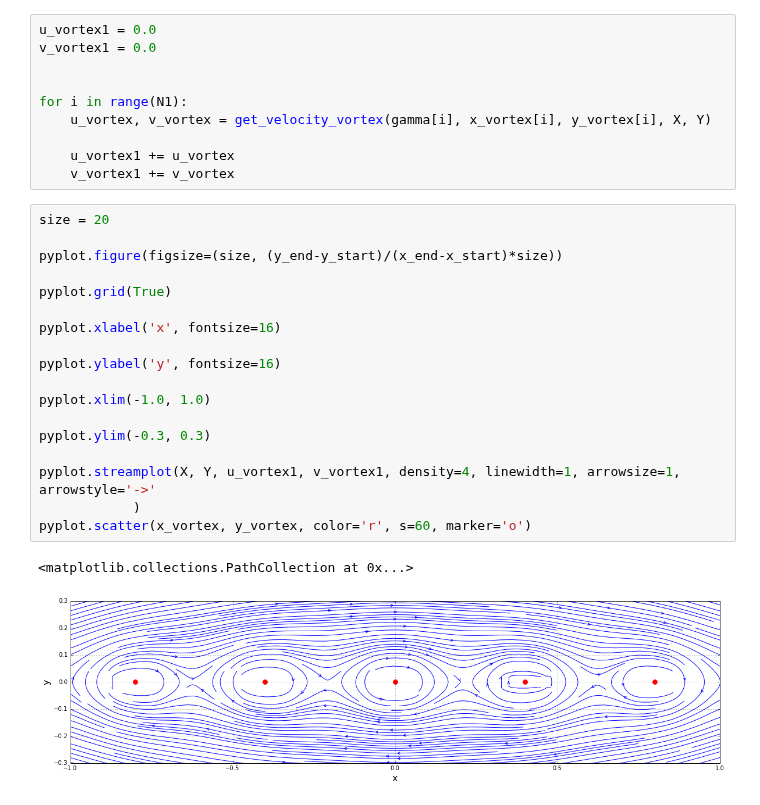
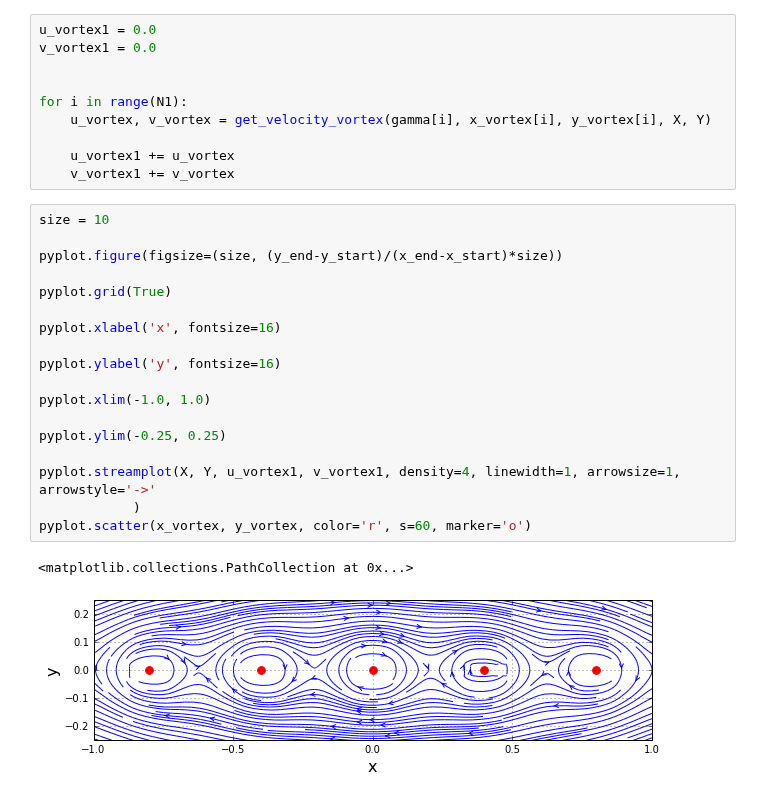
Before and after one commit to liu19941121/mae6226-work, a Jupyter notebook: lesson5-work.ipynb, the cells around one changed output. Cells and saved outputs as stored; diff of their text form.

```diff
--- a/lesson5-work.ipynb
+++ b/lesson5-work.ipynb
@@ -54,23 +54,23 @@ for i in range(N1):
     u_vortex1 += u_vortex
     v_vortex1 += v_vortex
 # %%
-size = 20
+size = 10
 
 pyplot.figure(figsize=(size, (y_end-y_start)/(x_end-x_start)*size))
 
 pyplot.grid(True)
 
 pyplot.xlabel('x', fontsize=16)
 
 pyplot.ylabel('y', fontsize=16)
 
 pyplot.xlim(-1.0, 1.0)
 
-pyplot.ylim(-0.3, 0.3)
+pyplot.ylim(-0.25, 0.25)
 
 pyplot.streamplot(X, Y, u_vortex1, v_vortex1, density=4, linewidth=1, arrowsize=1, arrowstyle='->'
             )
 pyplot.scatter(x_vortex, y_vortex, color='r', s=60, marker='o')
 # %% [output]
 <matplotlib.collections.PathCollection at 0x...>
-[figure, old version]
+[figure, new version]
```
